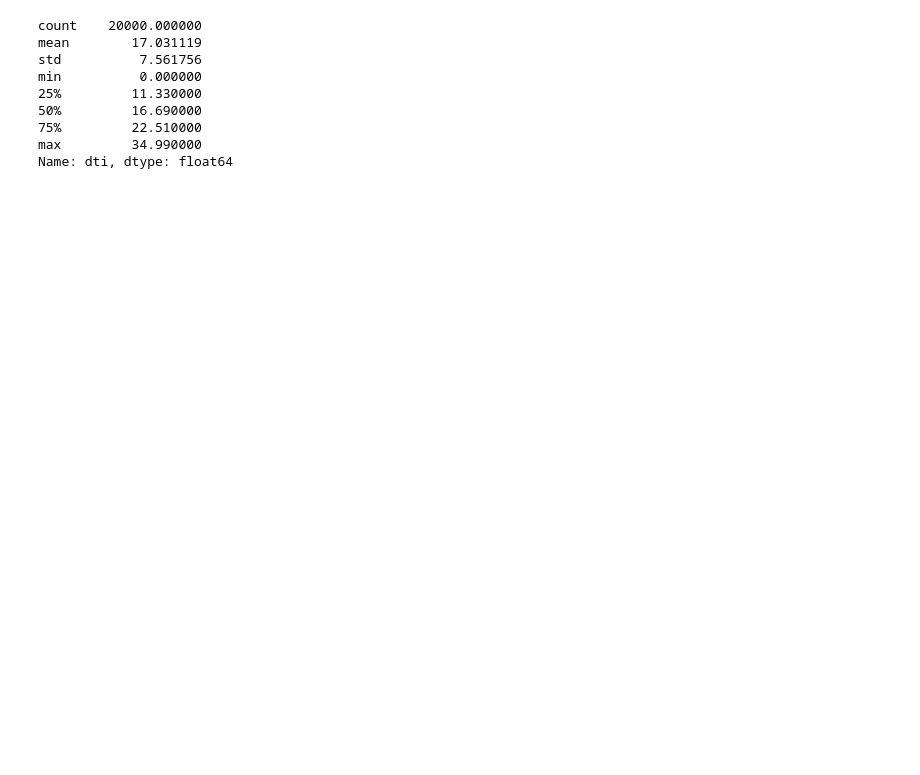
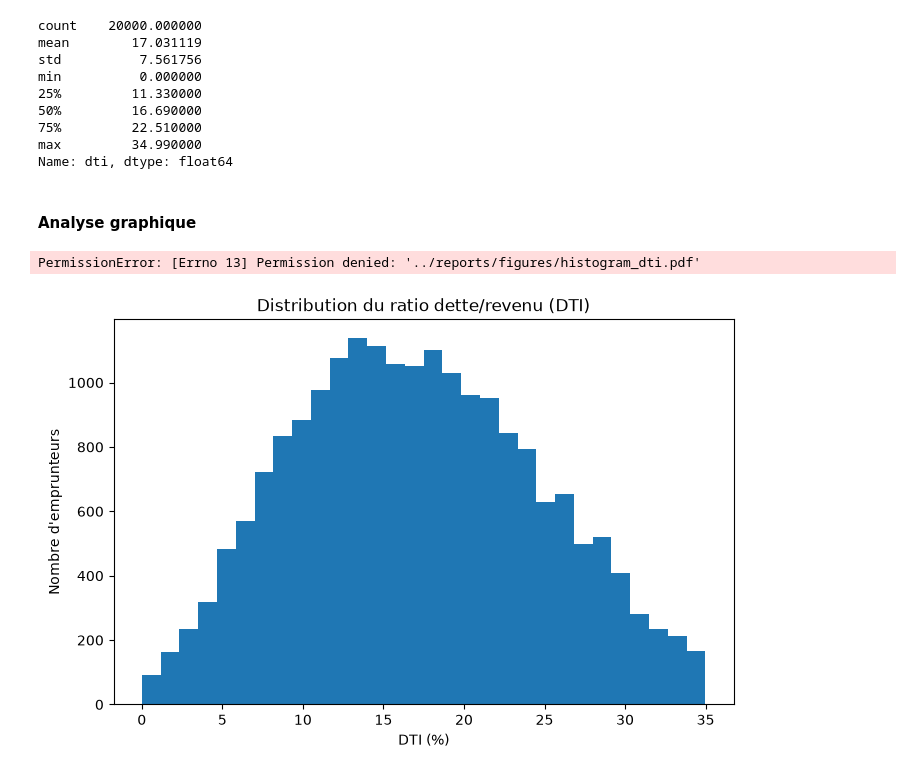
Before and after one commit to fameyou/credit-risk-scoring, a Jupyter notebook: notebooks/01_data_understanding.ipynb, the cells around one changed output. Drawn from its saved outputs; the diff is of its cells as text; code cells hidden in the pictures; blank space fills up the shorter version.

```diff
--- a/notebooks/01_data_understanding.ipynb
+++ b/notebooks/01_data_understanding.ipynb
@@ -324,3 +327,18 @@ min          0.000000
 75%         22.510000
 max         34.990000
 Name: dti, dtype: float64
+# %% [markdown]
+#### Analyse graphique
+# %%
+plt.figure(figsize=(8, 5))
+
+plt.hist(df["dti"], bins=30)
+
+plt.xlabel("DTI (%)")
+plt.ylabel("Nombre d'emprunteurs")
+plt.title("Distribution du ratio dette/revenu (DTI)")
+plt.savefig("../reports/figures/histogram_dti.pdf", bbox_inches="tight")
+plt.show()
+# %% [output]
+PermissionError: [Errno 13] Permission denied: '../reports/figures/histogram_dti.pdf'
+[figure, added]
```
Also changed, not shown: parts of 11 cells of this notebook, 9 other files.
